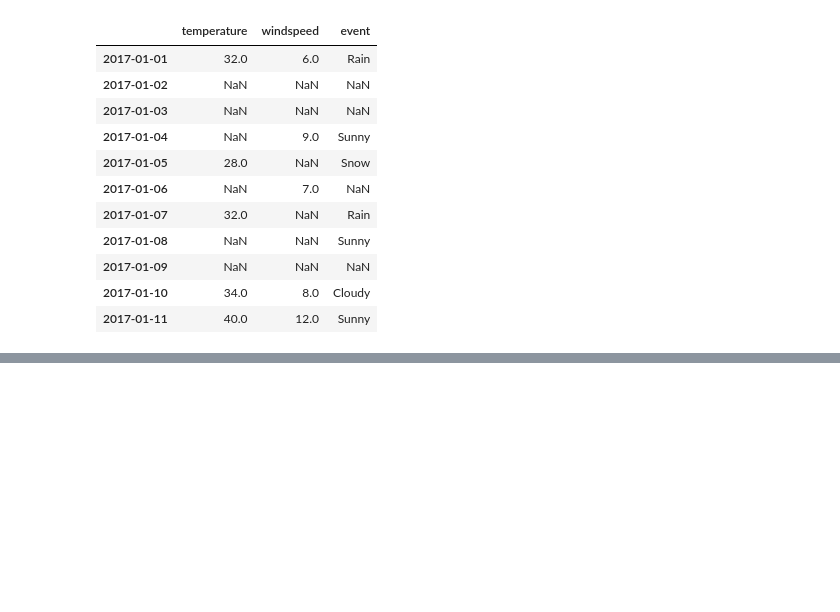
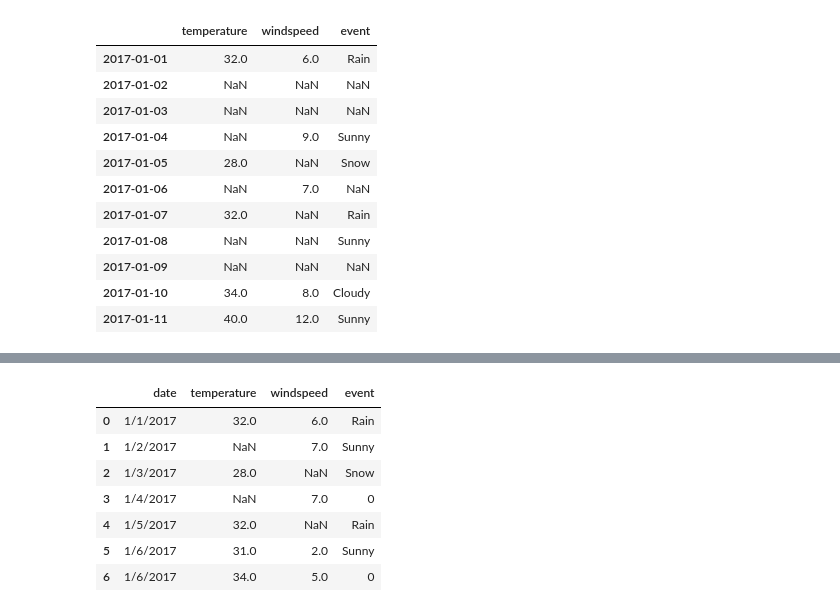
Before and after one commit to tancse/Python_numpy_pandas_matplotlib, a Jupyter notebook: Handling_missing_data_fillna_dropna_interpolate.ipynb, the cells around one changed output, grey strips where cells are left out. Cells and saved outputs as stored; diff of their text form; code cells hidden in the pictures; blank space fills up the shorter version.

```diff
--- a/Handling_missing_data_fillna_dropna_interpolate.ipynb
+++ b/Handling_missing_data_fillna_dropna_interpolate.ipynb
@@ -262,0 +310,14 @@ df
+# %%
+# to convert multiple inconsistent value into single value as NaN/some other value
+import numpy as np
+new_df = df.replace([-99999, -88888], np.NaN)
+new_df
+# %% [output]
+|  | date | temperature | windspeed | event |
+| 0 | 1/1/2017 | 32.0 | 6.0 | Rain |
+| 1 | 1/2/2017 | NaN | 7.0 | Sunny |
+| 2 | 1/3/2017 | 28.0 | NaN | Snow |
+| 3 | 1/4/2017 | NaN | 7.0 | 0 |
+| 4 | 1/5/2017 | 32.0 | NaN | Rain |
+| 5 | 1/6/2017 | 31.0 | 2.0 | Sunny |
+| 6 | 1/6/2017 | 34.0 | 5.0 | 0 |
```
Also changed, not shown: parts of 11 cells of this notebook, 1 other file.
